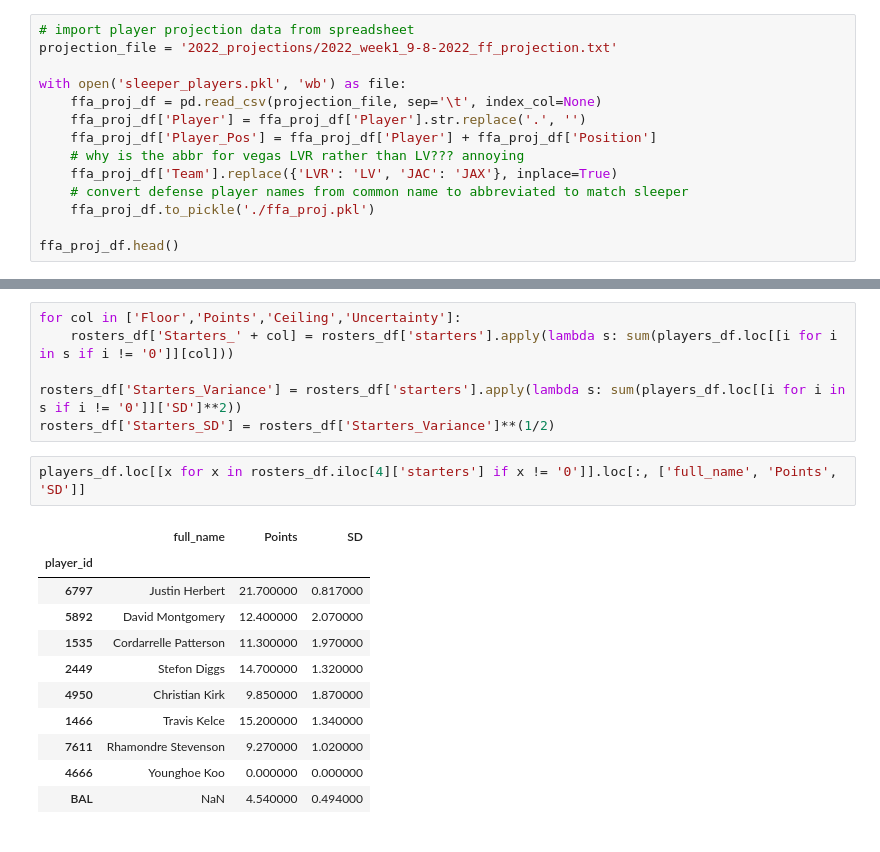
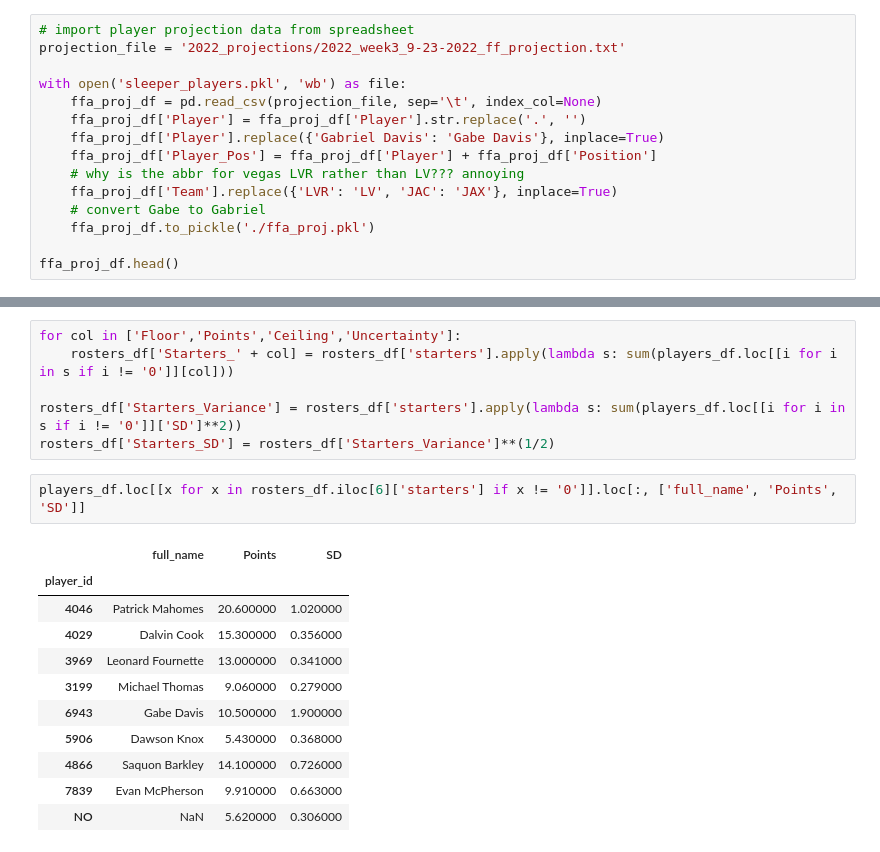
Before and after one commit to atran39/PokerstersFF, a Jupyter notebook: PokerstersFF.ipynb, the cells around one changed output, grey strips where cells are left out. Drawn from its saved outputs; the diff is of its cells as text.

```diff
--- a/PokerstersFF.ipynb
+++ b/PokerstersFF.ipynb
@@ -28,14 +28,15 @@ plt.rcParams['figure.figsize'] = [15, 10]
 # %%
 # import player projection data from spreadsheet
-projection_file = '2022_projections/2022_week1_9-8-2022_ff_projection.txt'
+projection_file = '2022_projections/2022_week3_9-23-2022_ff_projection.txt'
 
 with open('sleeper_players.pkl', 'wb') as file:
     ffa_proj_df = pd.read_csv(projection_file, sep='\t', index_col=None)
     ffa_proj_df['Player'] = ffa_proj_df['Player'].str.replace('.', '')
+    ffa_proj_df['Player'].replace({'Gabriel Davis': 'Gabe Davis'}, inplace=True)
     ffa_proj_df['Player_Pos'] = ffa_proj_df['Player'] + ffa_proj_df['Position']
     # why is the abbr for vegas LVR rather than LV??? annoying
     ffa_proj_df['Team'].replace({'LVR': 'LV', 'JAC': 'JAX'}, inplace=True)
-    # convert defense player names from common name to abbreviated to match sleeper
+    # convert Gabe to Gabriel
     ffa_proj_df.to_pickle('./ffa_proj.pkl')
 
 ffa_proj_df.head()
@@ -157,19 +173,19 @@ for col in ['Floor','Points','Ceiling','Uncertainty']:
 rosters_df['Starters_Variance'] = rosters_df['starters'].apply(lambda s: sum(players_df.loc[[i for i in s if i != '0']]['SD']**2))
 rosters_df['Starters_SD'] = rosters_df['Starters_Variance']**(1/2)
 # %%
-players_df.loc[[x for x in rosters_df.iloc[4]['starters'] if x != '0']].loc[:, ['full_name', 'Points', 'SD']]
+players_df.loc[[x for x in rosters_df.iloc[6]['starters'] if x != '0']].loc[:, ['full_name', 'Points', 'SD']]
 # %% [output]
 |  | full_name | Points | SD |
 | player_id |  |  |  |
-| 6797 | Justin Herbert | 21.700000 | 0.817000 |
-| 5892 | David Montgomery | 12.400000 | 2.070000 |
-| 1535 | Cordarrelle Patterson | 11.300000 | 1.970000 |
-| 2449 | Stefon Diggs | 14.700000 | 1.320000 |
-| 4950 | Christian Kirk | 9.850000 | 1.870000 |
-| 1466 | Travis Kelce | 15.200000 | 1.340000 |
-| 7611 | Rhamondre Stevenson | 9.270000 | 1.020000 |
-| 4666 | Younghoe Koo | 0.000000 | 0.000000 |
-| BAL | NaN | 4.540000 | 0.494000 |
+| 4046 | Patrick Mahomes | 20.600000 | 1.020000 |
+| 4029 | Dalvin Cook | 15.300000 | 0.356000 |
+| 3969 | Leonard Fournette | 13.000000 | 0.341000 |
+| 3199 | Michael Thomas | 9.060000 | 0.279000 |
+| 6943 | Gabe Davis | 10.500000 | 1.900000 |
+| 5906 | Dawson Knox | 5.430000 | 0.368000 |
+| 4866 | Saquon Barkley | 14.100000 | 0.726000 |
+| 7839 | Evan McPherson | 9.910000 | 0.663000 |
+| NO | NaN | 5.620000 | 0.306000 |
 # %%
 ax = rosters_df.sort_values('Starters_Points').plot.bar(x='team_name', y='Starters_Points')
 ax.bar_label(ax.containers[0])
```
Also changed, not shown: parts of 15 cells of this notebook.
